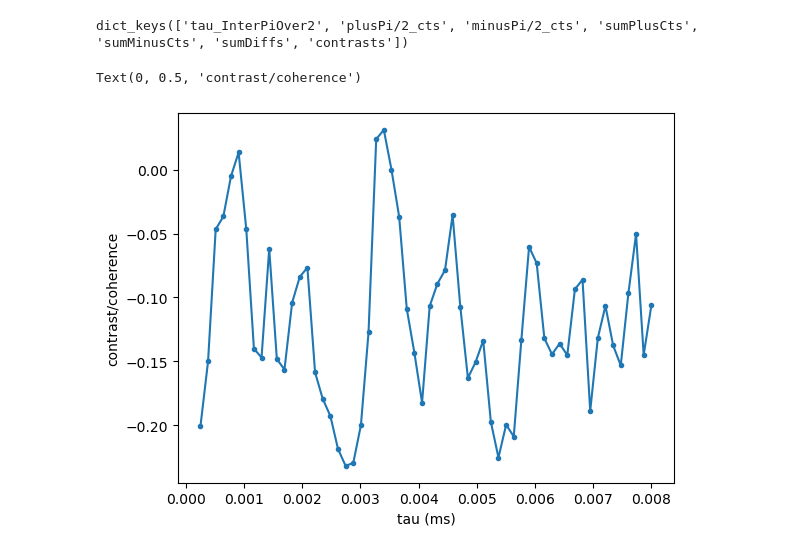
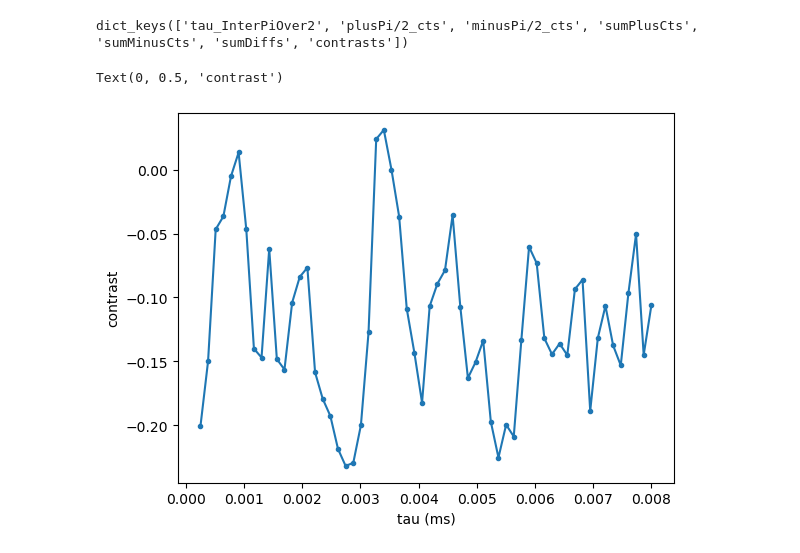
Before and after one commit to pabigail/nuclear-spin-recovery, a Jupyter notebook: look_at_exp_data.ipynb, the cells around one changed output. Saved outputs shown, nothing was run; the diff lists cells and outputs as text; code cells hidden in the pictures.

```diff
--- a/look_at_exp_data.ipynb
+++ b/look_at_exp_data.ipynb
@@ -17,10 +17,13 @@ dict_keys(['params', 'title', 'startPos', 'posTracking', 'xlabel', 'ylabel', 'da
 xy4_data['datasets'].keys()
 # %% [output]
 dict_keys(['tau_InterPiOver2', 'plusPi/2_cts', 'minusPi/2_cts', 'sumPlusCts', 'sumMinusCts', 'sumDiffs', 'contrasts'])
+# %%
+tau = np.array(xy4_data['datasets']['tau_InterPiOver2'])/1e6 # in ms
+contrast = np.array(xy4_data['datasets']['contrasts'])
 # %%
-plt.plot(np.array(xy4_data['datasets']['tau_InterPiOver2'])/1e6, np.array(xy4_data['datasets']['contrasts']), '.-')
+plt.plot(tau, contrast, '.-')
 plt.xlabel('tau (ms)')
-plt.ylabel('contrast/coherence')
+plt.ylabel('contrast')
 # %% [output]
-Text(0, 0.5, 'contrast/coherence')
+Text(0, 0.5, 'contrast')
-[figure, old version]
+[figure, new version]
```
Also changed, not shown: parts of 8 cells of this notebook, 3 other files.
